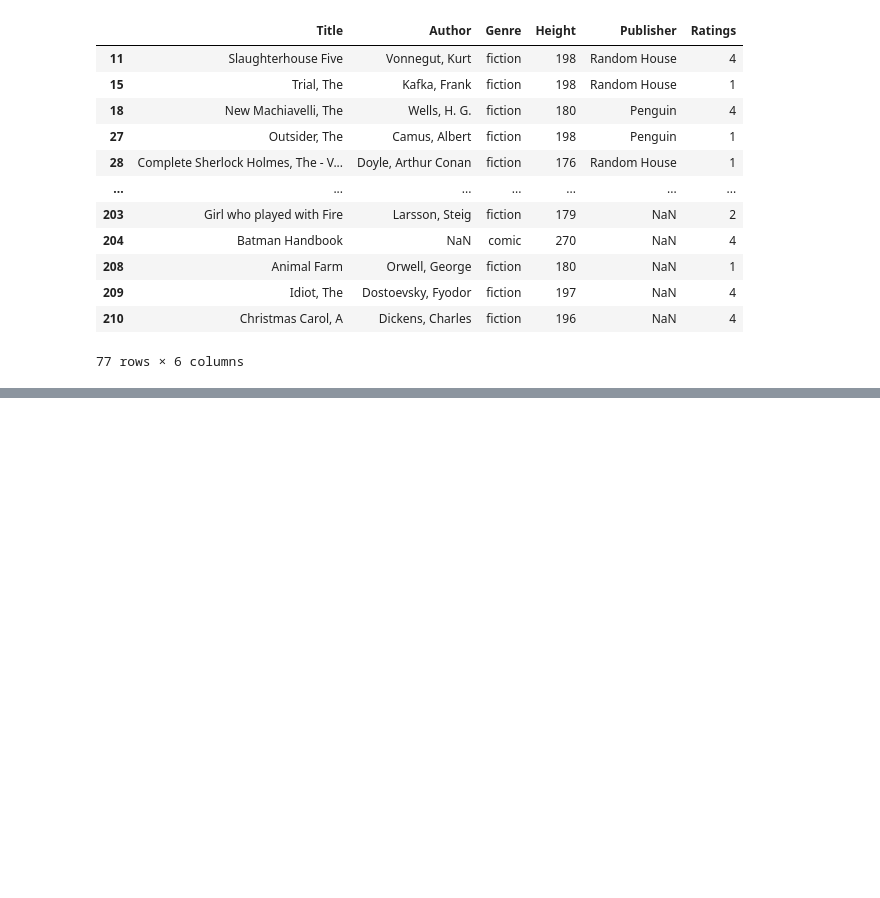
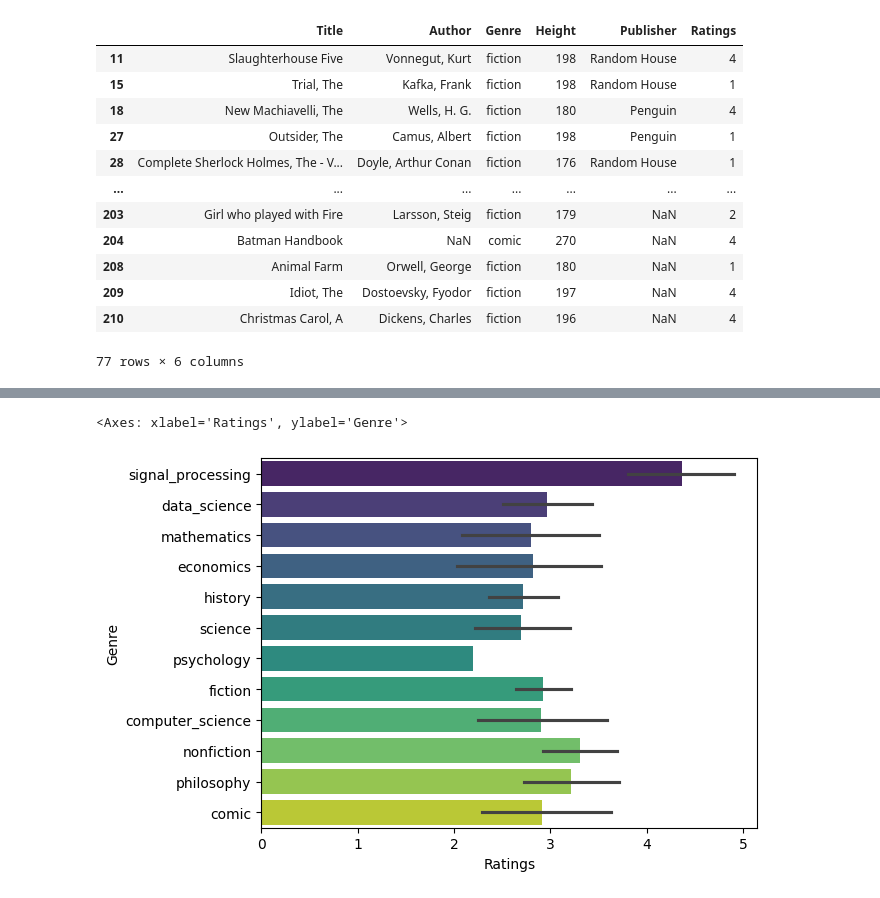
Before and after one commit to Haris-09/Python-Programming, a Jupyter notebook: Exploratory_Data_Analysis.ipynb, the cells around one changed output, grey strips where cells are left out. Cells and saved outputs as stored; diff of their text form; code cells hidden in the pictures; blank space fills up the shorter version.

```diff
--- a/Exploratory_Data_Analysis.ipynb
+++ b/Exploratory_Data_Analysis.ipynb
@@ -137,0 +224,11 @@ books[books['Genre'].isin(['fiction', 'comic'])]
+# %%
+# splitting numerical and categorical columns
+books_numerical=books.select_dtypes("number")
+books_categorical=books.select_dtypes(exclude="number")
+# %%
+numerical_col_names=books_numerical.columns
+categorical_col_names=books_categorical.columns
+# %%
+# replacing numerical data columns with the mean
+for column in numerical_col_names:
+    books[column].fillna(books[column].mean(), inplace=True)
@@ -137,0 +324,5 @@ books[books['Genre'].isin(['fiction', 'comic'])]
+# %%
+sns.barplot(y='Genre', x='Ratings', data=books, palette='viridis', hue='Genre')
+# %% [output]
+<Axes: xlabel='Ratings', ylabel='Genre'>
+[figure, added]
```
Also changed, not shown: parts of 17 cells of this notebook.
